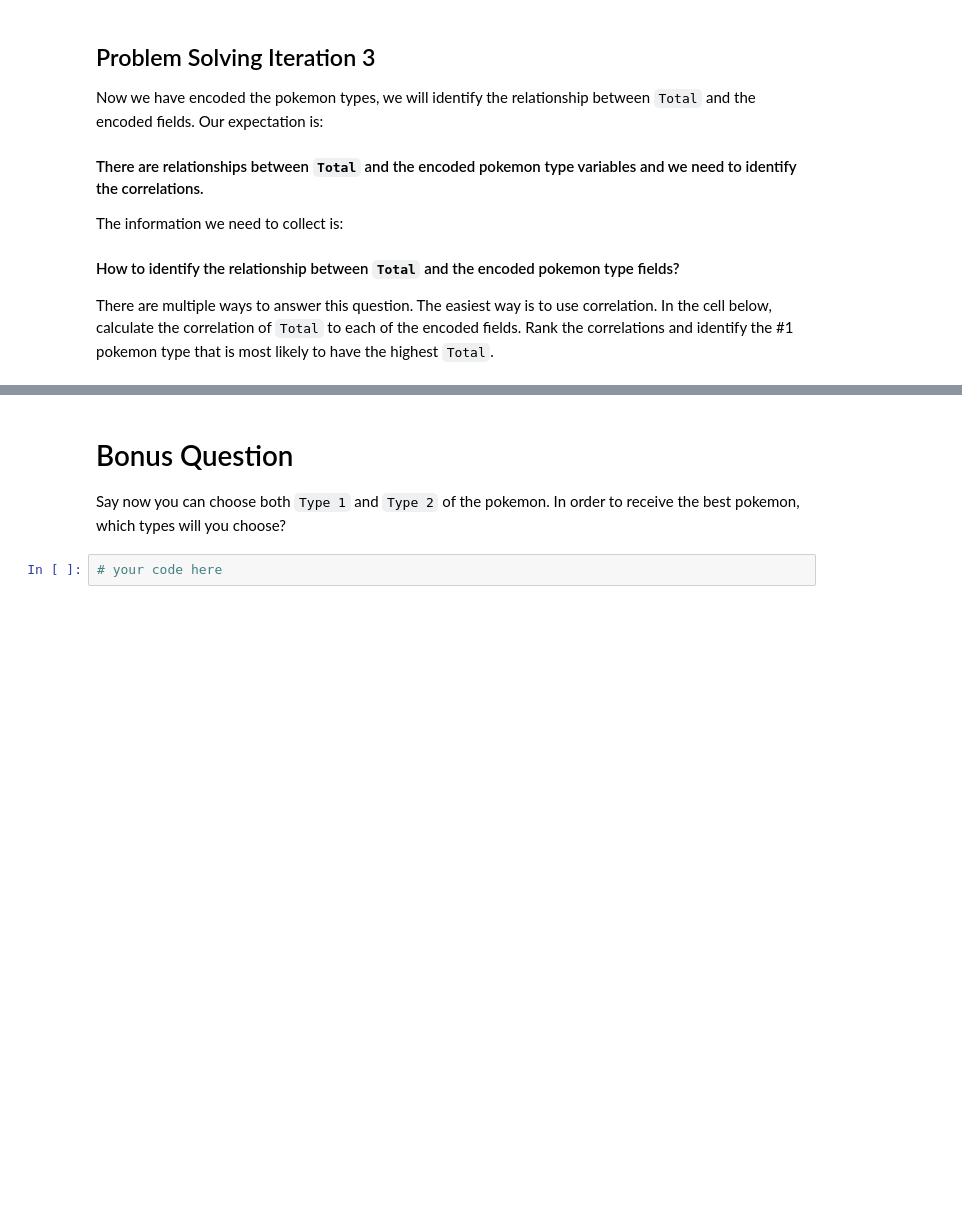
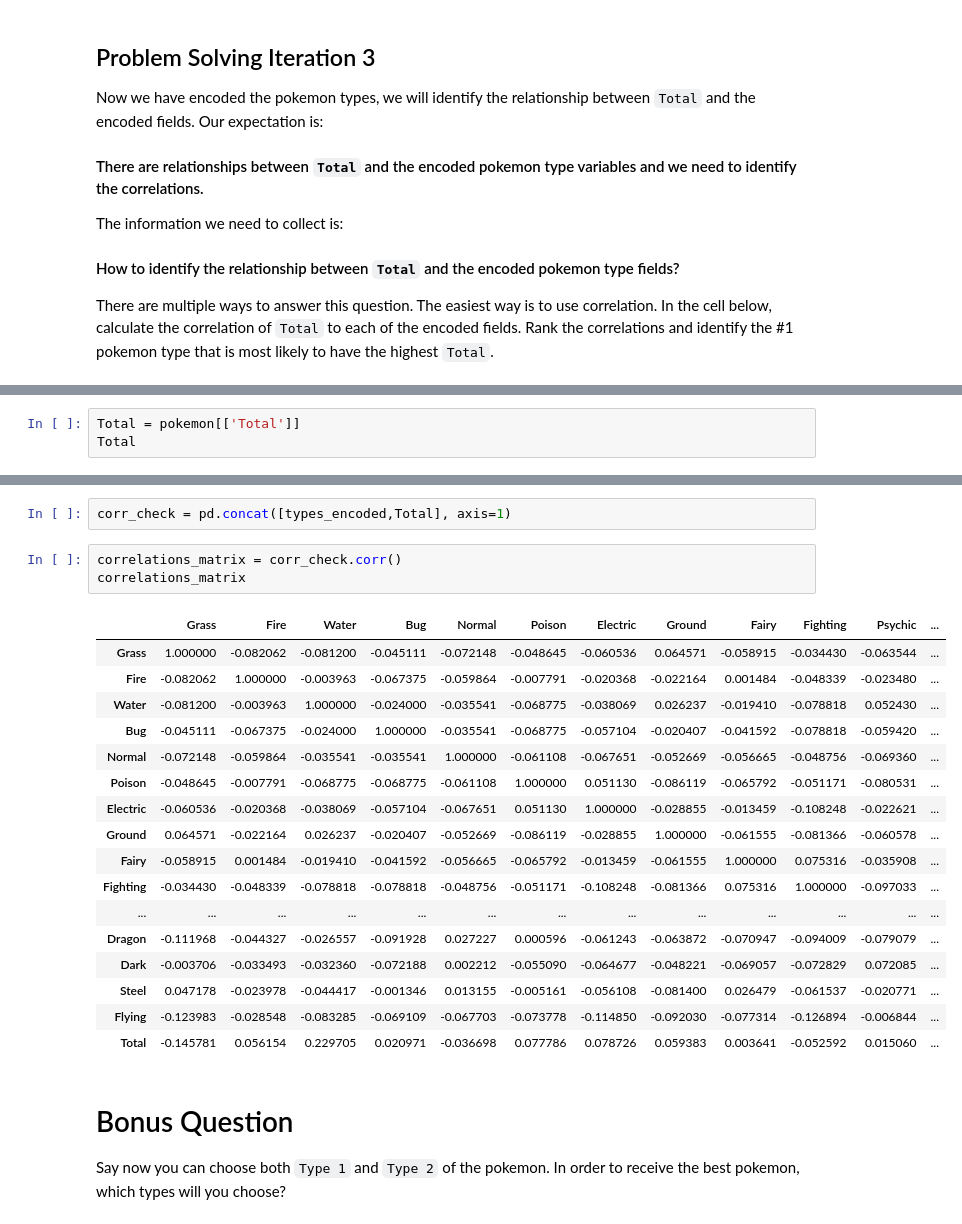
Before and after one commit to aslivns/lab-dataframe-calculations, a Jupyter notebook: your-code/challenge-2.ipynb, the cells around one changed output, grey strips where cells are left out. Drawn from its saved outputs; the diff is of its cells as text; blank space fills up the shorter version.

```diff
--- a/your-code/challenge-2.ipynb
+++ b/your-code/challenge-2.ipynb
@@ -211,0 +210,3 @@ There are multiple ways to answer this question. The easiest way is to use corre
+# %%
+Total = pokemon[['Total']]
+Total
@@ -212,6 +227,27 @@ There are multiple ways to answer this question. The easiest way is to use corre
+# %%
+corr_check = pd.concat([types_encoded,Total], axis=1)
+# %%
+correlations_matrix = corr_check.corr()
+correlations_matrix
+# %% [output]
+|  | Grass | Fire | Water | Bug | Normal | Poison | Electric | Ground | Fairy | Fighting | Psychic | ... |
+| Grass | 1.000000 | -0.082062 | -0.081200 | -0.045111 | -0.072148 | -0.048645 | -0.060536 | 0.064571 | -0.058915 | -0.034430 | -0.063544 | ... |
+| Fire | -0.082062 | 1.000000 | -0.003963 | -0.067375 | -0.059864 | -0.007791 | -0.020368 | -0.022164 | 0.001484 | -0.048339 | -0.023480 | ... |
+| Water | -0.081200 | -0.003963 | 1.000000 | -0.024000 | -0.035541 | -0.068775 | -0.038069 | 0.026237 | -0.019410 | -0.078818 | 0.052430 | ... |
+| Bug | -0.045111 | -0.067375 | -0.024000 | 1.000000 | -0.035541 | -0.068775 | -0.057104 | -0.020407 | -0.041592 | -0.078818 | -0.059420 | ... |
+| Normal | -0.072148 | -0.059864 | -0.035541 | -0.035541 | 1.000000 | -0.061108 | -0.067651 | -0.052669 | -0.056665 | -0.048756 | -0.069360 | ... |
+| Poison | -0.048645 | -0.007791 | -0.068775 | -0.068775 | -0.061108 | 1.000000 | 0.051130 | -0.086119 | -0.065792 | -0.051171 | -0.080531 | ... |
+| Electric | -0.060536 | -0.020368 | -0.038069 | -0.057104 | -0.067651 | 0.051130 | 1.000000 | -0.028855 | -0.013459 | -0.108248 | -0.022621 | ... |
+| Ground | 0.064571 | -0.022164 | 0.026237 | -0.020407 | -0.052669 | -0.086119 | -0.028855 | 1.000000 | -0.061555 | -0.081366 | -0.060578 | ... |
+| Fairy | -0.058915 | 0.001484 | -0.019410 | -0.041592 | -0.056665 | -0.065792 | -0.013459 | -0.061555 | 1.000000 | 0.075316 | -0.035908 | ... |
+| Fighting | -0.034430 | -0.048339 | -0.078818 | -0.078818 | -0.048756 | -0.051171 | -0.108248 | -0.081366 | 0.075316 | 1.000000 | -0.097033 | ... |
+| ... | ... | ... | ... | ... | ... | ... | ... | ... | ... | ... | ... | ... |
+| Dragon | -0.111968 | -0.044327 | -0.026557 | -0.091928 | 0.027227 | 0.000596 | -0.061243 | -0.063872 | -0.070947 | -0.094009 | -0.079079 | ... |
+| Dark | -0.003706 | -0.033493 | -0.032360 | -0.072188 | 0.002212 | -0.055090 | -0.064677 | -0.048221 | -0.069057 | -0.072829 | 0.072085 | ... |
+| Steel | 0.047178 | -0.023978 | -0.044417 | -0.001346 | 0.013155 | -0.005161 | -0.056108 | -0.081400 | 0.026479 | -0.061537 | -0.020771 | ... |
+| Flying | -0.123983 | -0.028548 | -0.083285 | -0.069109 | -0.067703 | -0.073778 | -0.114850 | -0.092030 | -0.077314 | -0.126894 | -0.006844 | ... |
+| Total | -0.145781 | 0.056154 | 0.229705 | 0.020971 | -0.036698 | 0.077786 | 0.078726 | 0.059383 | 0.003641 | -0.052592 | 0.015060 | ... |
 # %% [markdown]
 # Bonus Question
 
 Say now you can choose both `Type 1` and `Type 2` of the pokemon. In order to receive the best pokemon, which types will you choose?
-# %%
-# your code here
```
Also changed, not shown: parts of 4 cells of this notebook.
